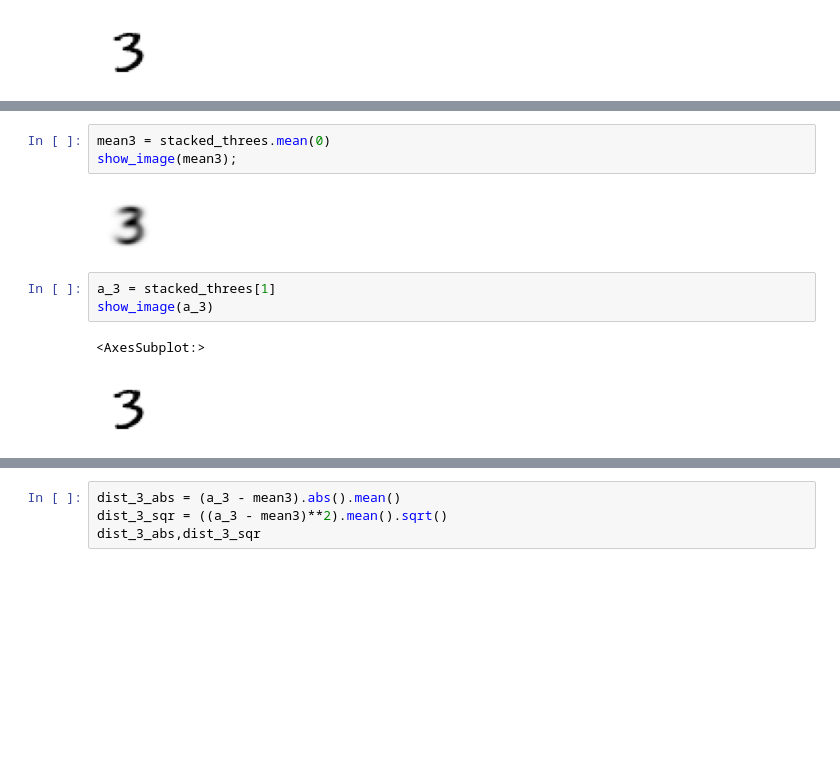
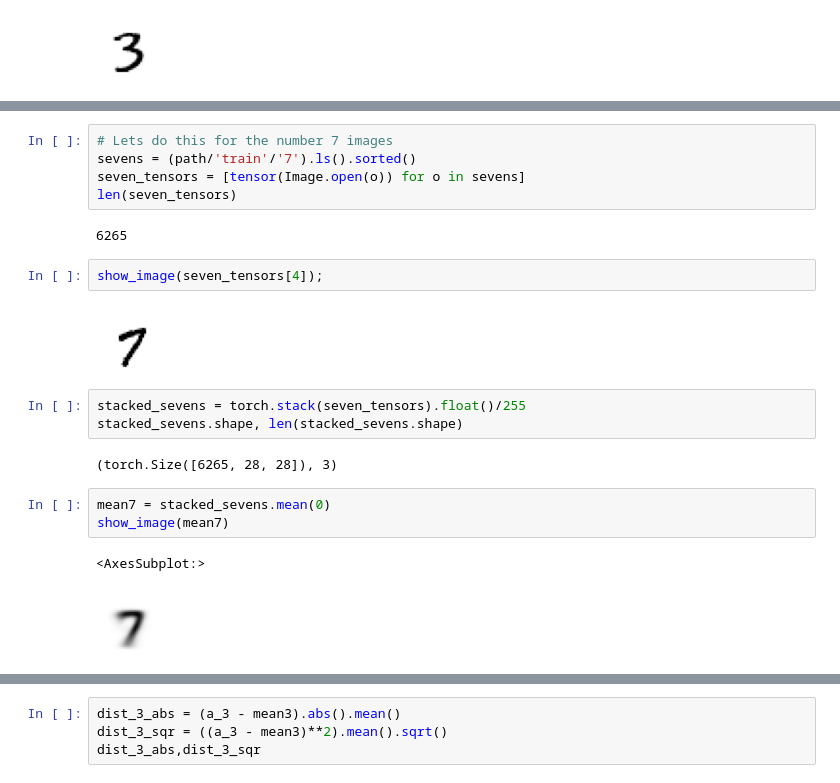
Before and after one commit to jonworkman88/fastbook, a Jupyter notebook: clean/Jon_files/04_DL_basics.ipynb, the cells around one changed output, grey strips where cells are left out. Drawn from its saved outputs; the diff is of its cells as text; blank space fills up the shorter version.

```diff
--- a/clean/Jon_files/04_DL_basics.ipynb
+++ b/clean/Jon_files/04_DL_basics.ipynb
@@ -98,11 +107,22 @@ stacked_threes.ndim
+# %%
+# Lets do this for the number 7 images
+sevens = (path/'train'/'7').ls().sorted()
+seven_tensors = [tensor(Image.open(o)) for o in sevens]
+len(seven_tensors)
+# %% [output]
+6265
+# %%
+show_image(seven_tensors[4]);
+# %% [output]
+[figure, added]
+# %%
+stacked_sevens = torch.stack(seven_tensors).float()/255
+stacked_sevens.shape, len(stacked_sevens.shape)
+# %% [output]
+(torch.Size([6265, 28, 28]), 3)
 # %%
-mean3 = stacked_threes.mean(0)
-show_image(mean3);
+mean7 = stacked_sevens.mean(0)
+show_image(mean7)
 # %% [output]
+<AxesSubplot:>
-[figure, old version]
+[figure, new version]
-# %%
-a_3 = stacked_threes[1]
-show_image(a_3)
-# %% [output]
-<AxesSubplot:>
-[figure, removed]
```
Also changed, not shown: parts of 12 cells of this notebook.
